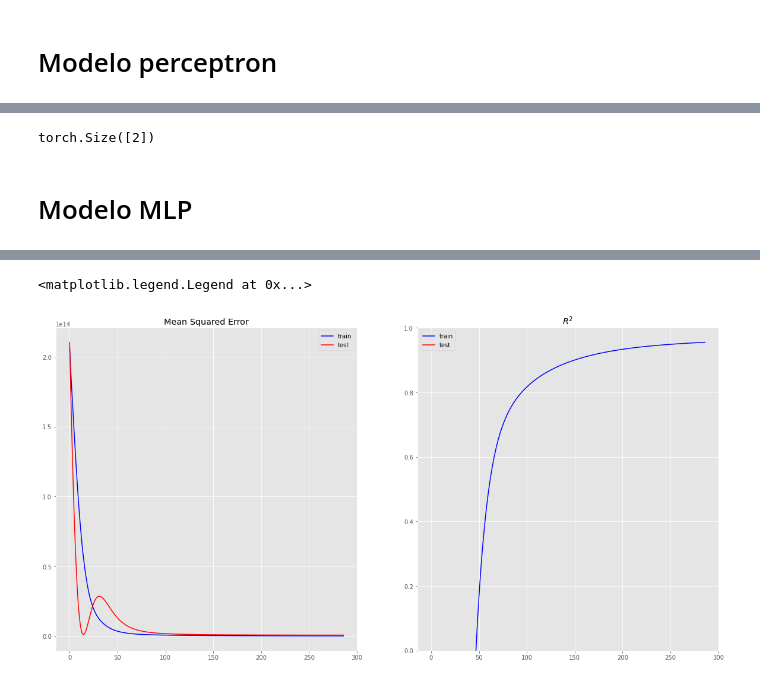
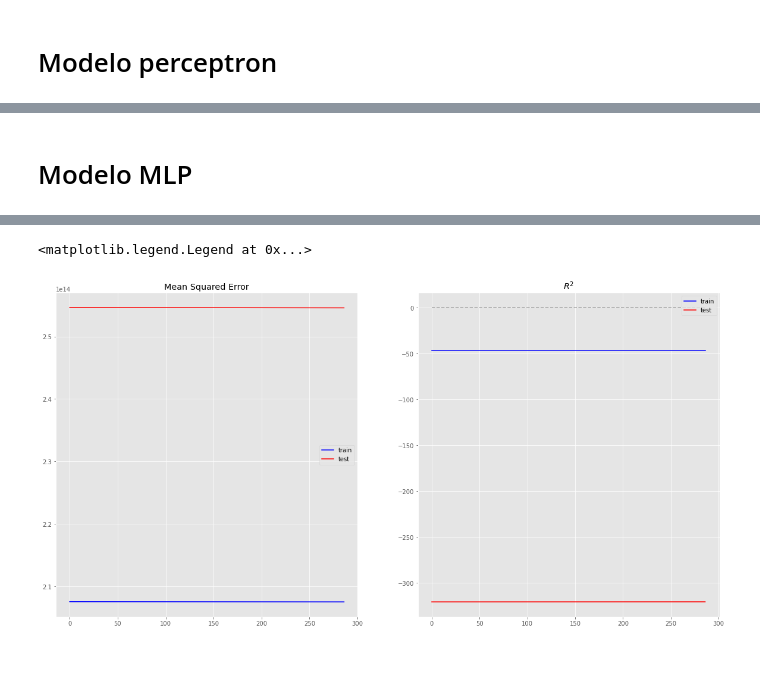
Before and after one commit to magmapinguin/Estimacion-del-PIB-mediante-Ciencia-de-datos, a Jupyter notebook: Notebooks/modelado.ipynb, the cells around one changed output, grey strips where cells are left out. Saved outputs shown, nothing was run; the diff lists cells and outputs as text; code cells hidden in the pictures.

```diff
--- a/Notebooks/modelado.ipynb
+++ b/Notebooks/modelado.ipynb
@@ -25,7 +25,7 @@ device(type='cuda', index=0)
 # %% [markdown]
 # Lectura
 # %%
-df = pd.read_csv("../Datos/trimestrales.csv", index_col=[0,1])
+df = pd.read_csv("../Datos/trimestrales-pib.csv", index_col=[0,1])
 df
 # %% [output]
 |  |  | Impuestos sobre los productos, netos | Agricultura | Cría y explotación de animales | Aprovechamiento forestal | ... |
@@ -61,0 +79,5 @@ Length: 111, dtype: float64
+# %%
+st_scaler = StandardScaler()
+st_data = pd.DataFrame(st_scaler.fit_transform(df), columns = df.columns)
+st_data.set_index(df.index, inplace = True)
+st_data.describe()
@@ -71,3 +109,5 @@ X_train, X_test, y_train, y_test = dividir_series(df.values, totales.values, 0.1
+# %%
+X_train, X_test, y_train, y_test = dividir_series(st_data.values, totales.values, 0.1)
 # %% [markdown]
 # Reducción
 # %%
@@ -116,7 +156,7 @@ def calcular_r2(y_pred, y_true):
     y_mean = y_true.mean()
     ss_total = ((y_true - y_mean)**2).sum()
 
-    return 1 - ss_res/ss_total
+    return 1 - (ss_res/ss_total)
 # %% [markdown]
 # Regresión lineal
 # %%
@@ -213,7 +246,3 @@ Wall time: 37.3 s
-# %%
-y_pred.shape
-# %% [output]
-torch.Size([2])
 # %% [markdown]
 # Modelo MLP
 # %%
@@ -278,7 +307,8 @@ ax[0].legend()
 ax[1].plot(r2_train, label="train", color="blue")
 ax[1].plot(r2_test, label="test", color="red")
 ax[1].set_title("$R^2$")
-ax[1].set_ylim(0,1)
+#ax[1].set_ylim(0,1)
+ax[1].hlines(0, xmin=0, xmax=epochs, ls="--", alpha=0.3, color="black")
 ax[1].legend()
 # %% [output]
 Inicia
@@ -288,2 +318,2 @@ Wall time: 426 ms
 <matplotlib.legend.Legend at 0x...>
-[figure, old version]
+[figure, new version]
```
Also changed, not shown: parts of 11 cells of this notebook, 2 other files.
